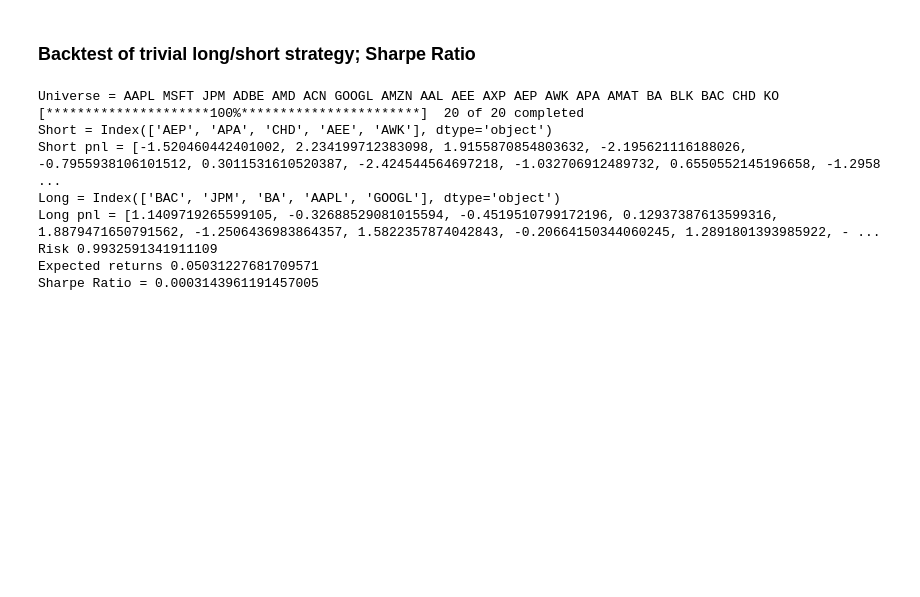
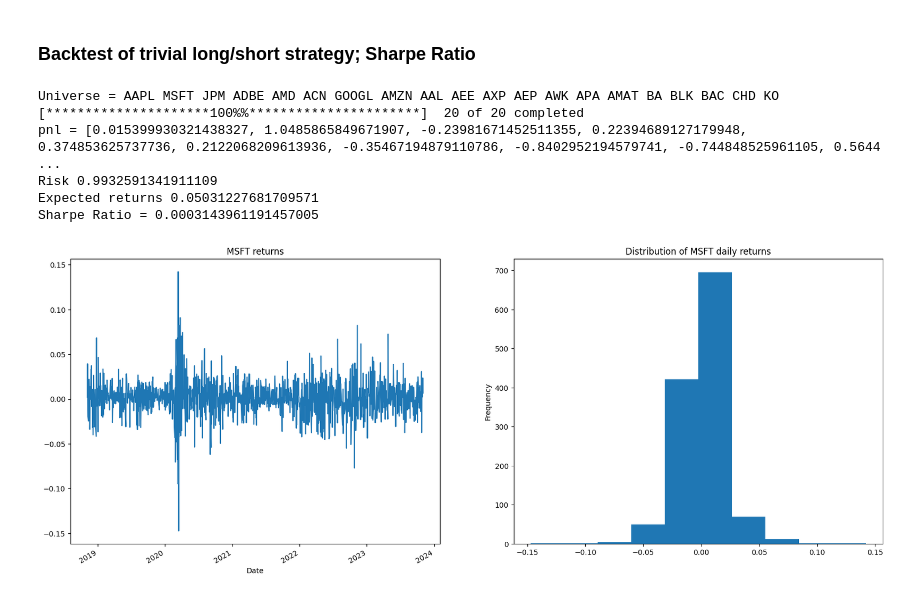
Before and after one commit to ThomasTend/Sharpe, a Jupyter notebook: Sharpe1964.ipynb, the cells around one changed output. Saved outputs shown, nothing was run; the diff lists cells and outputs as text; code cells hidden in the pictures; blank space fills up the shorter version.

Commit message:
Testing normality of returns

```diff
--- a/Sharpe1964.ipynb
+++ b/Sharpe1964.ipynb
@@ -41,18 +41,31 @@ def compute_Sharpe(pnl): # current risk-free rate = 5%
     return (np.mean(pnl)-0.05) / np.std(pnl)
 
 
-print(f'Short = {short}')
-print(f'Short pnl = {short_pnl}')
-print(f'Long = {long}')
-print(f'Long pnl = {lg_pnl}')
+print(f'pnl = {pnl}')
 print(f'Sharpe Ratio = {compute_Sharpe(pnl)}')
 # %% [output]
 Universe = AAPL MSFT JPM ADBE AMD ACN GOOGL AMZN AAL AEE AXP AEP AWK APA AMAT BA BLK BAC CHD KO
-[*********************100%***********************]  20 of 20 completed
-Short = Index(['AEP', 'APA', 'CHD', 'AEE', 'AWK'], dtype='object')
-Short pnl = [-1.520460442401002, 2.234199712383098, 1.9155870854803632, -2.195621116188026, -0.7955938106101512, 0.3011531610520387, -2.424544564697218, -1.032706912489732, 0.6550552145196658, -1.2958 ...
-Long = Index(['BAC', 'JPM', 'BA', 'AAPL', 'GOOGL'], dtype='object')
-Long pnl = [1.1409719265599105, -0.32688529081015594, -0.4519510799172196, 0.12937387613599316, 1.8879471650791562, -1.2506436983864357, 1.5822357874042843, -0.20664150344060245, 1.2891801393985922, - ...
+[*********************100%%**********************]  20 of 20 completed
+pnl = [0.015399930321438327, 1.0485865849671907, -0.23981671452511355, 0.22394689127179948, 0.374853625737736, 0.2122068209613936, -0.35467194879110786, -0.8402952194579741, -0.744848525961105, 0.5644 ...
 Risk 0.9932591341911109
 Expected returns 0.05031227681709571
 Sharpe Ratio = 0.0003143961191457005
+# %%
+import yfinance as yf
+
+msft = yf.Ticker('MSFT')
+
+df = msft.history(period='5y')['Close']
+
+ret = (df-df.shift(1)) / df.shift(1)
+
+import matplotlib.pyplot as plt
+
+_, ax = plt.subplots(1, 2, figsize=(20, 8))
+
+ret.plot(title='MSFT returns', ax=ax[0])
+ret.plot.hist(title='Distribution of MSFT daily returns', ax=ax[1])
+
+plt.show()
+# %% [output]
+[figure, added]
```
Also changed, not shown: parts of 1 cell of this notebook.
